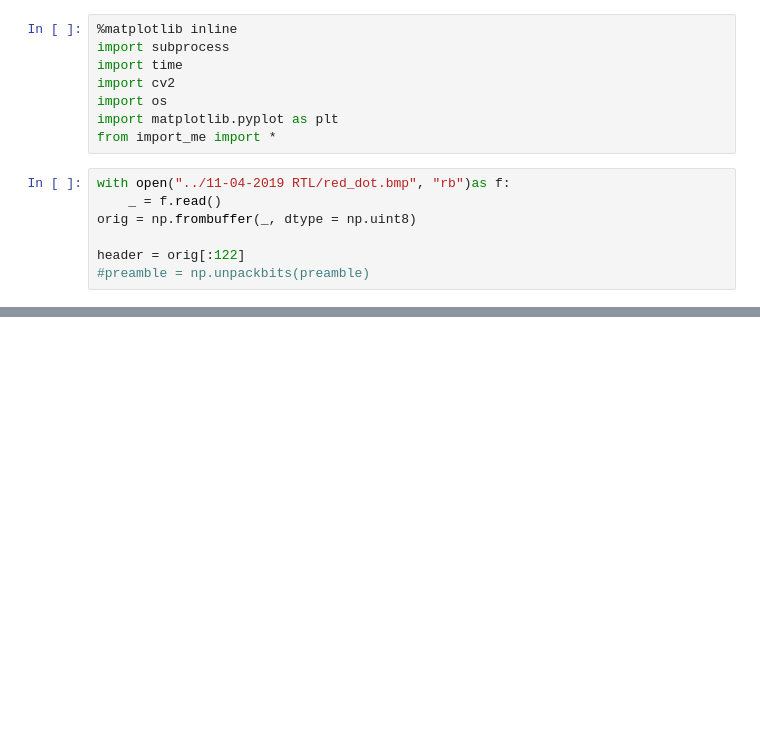
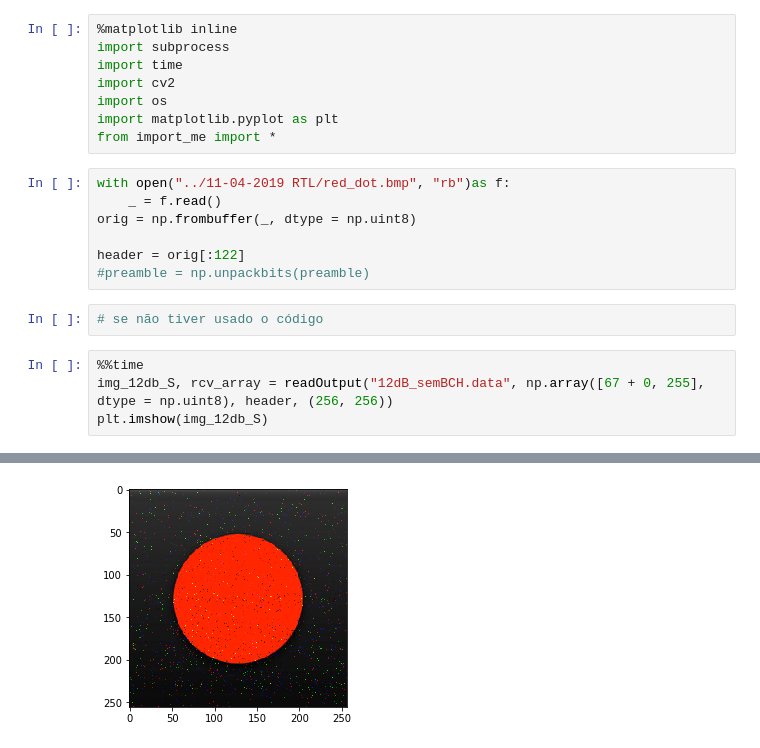
Before and after one commit to rafaelmcam/gr-ITpp, a Jupyter notebook: examples/BPSK Ladams/16-05-2019 (A Fazer)/BCH Recoder.ipynb, the cells around one changed output, grey strips where cells are left out. Saved outputs shown, nothing was run; the diff lists cells and outputs as text; blank space fills up the shorter version.

```diff
--- a/examples/BPSK Ladams/16-05-2019 (A Fazer)/BCH Recoder.ipynb
+++ b/examples/BPSK Ladams/16-05-2019 (A Fazer)/BCH Recoder.ipynb
@@ -13,3 +13,10 @@ orig = np.frombuffer(_, dtype = np.uint8)
 
 header = orig[:122]
 #preamble = np.unpackbits(preamble)
+# %%
+# se não tiver usado o código
+# %%
+%%time
+img_12db_S, rcv_array = readOutput("12dB_semBCH.data", np.array([67 + 0, 255], dtype = np.uint8), header, (256, 256))
+plt.imshow(img_12db_S)
+# %% [output]
@@ -15,0 +25 @@ header = orig[:122]
+[figure, added]
```
Also changed, not shown: parts of 5 cells of this notebook, 4 other files.
